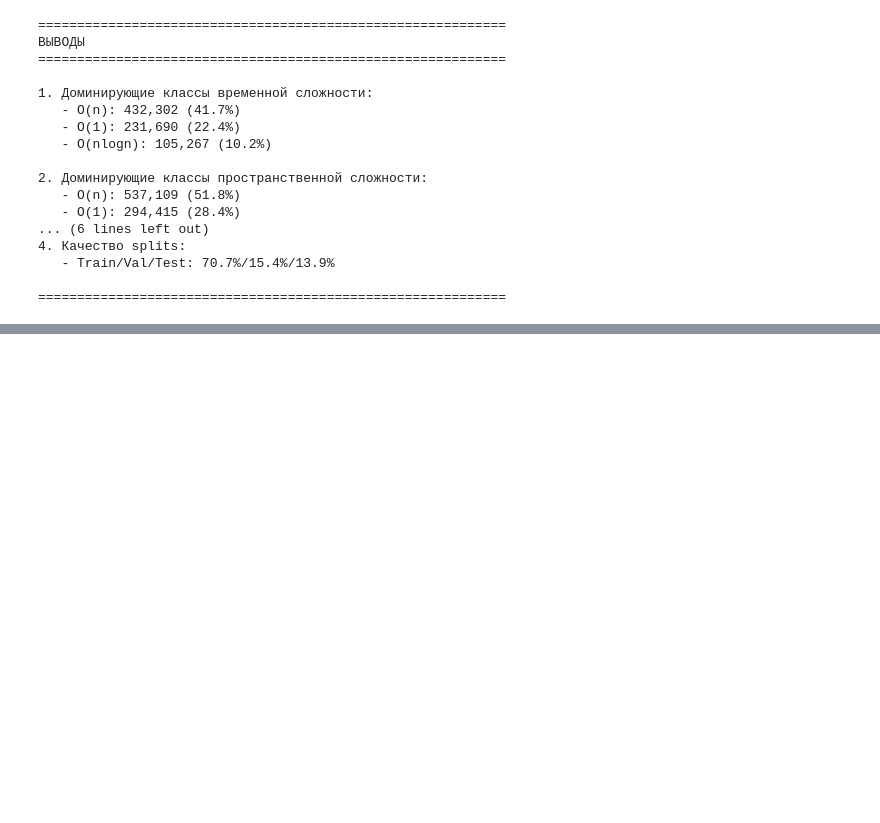
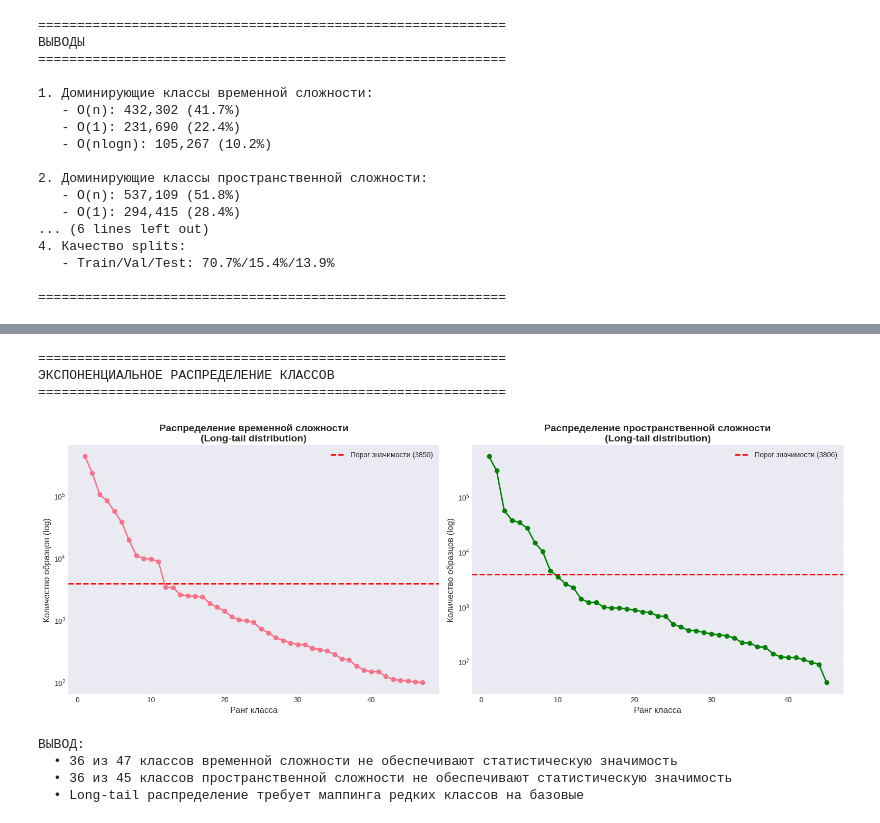
Before and after one commit to Neon-Narwhal/Diploma, a Jupyter notebook: notebooks/analyze_bigobench.ipynb, the cells around one changed output, grey strips where cells are left out. Cells and saved outputs as stored; diff of their text form; code cells hidden in the pictures; blank space fills up the shorter version.

```diff
--- a/notebooks/analyze_bigobench.ipynb
+++ b/notebooks/analyze_bigobench.ipynb
@@ -484,0 +612,55 @@ print(f"\n{'='*60}")
+# %%
+# ========================================
+# НОВАЯ ЯЧЕЙКА: Визуализация распределения классов (логарифмическая шкала)
+# ========================================
+
+print("\n" + "="*60)
+print("ЭКСПОНЕНЦИАЛЬНОЕ РАСПРЕДЕЛЕНИЕ КЛАССОВ")
+print("="*60)
+
+# График для временной сложности
+fig, (ax1, ax2) = plt.subplots(1, 2, figsize=(16, 6))
+
+# Временная сложность (логарифмическая шкала)
+time_counts = [count for _, count in time_dist.most_common()]
+ax1.plot(range(1, len(time_counts)+1), time_counts, marker='o', linewidth=2)
+ax1.axhline(y=min_required_time, color='r', linestyle='--', linewidth=2,
+           label=f'Порог значимости ({min_required_time})')
+ax1.set_yscale('log')
+ax1.set_xlabel('Ранг класса', fontsize=12)
+ax1.set_ylabel('Количество образцов (log)', fontsize=12)
+ax1.set_title('Распределение временной сложности\n(Long-tail distribution)', fontsize=14, fontweight='bold')
+ax1.grid(True, alpha=0.3)
+ax1.legend()
+
+# Пространственная сложность (логарифмическая шкала)
+space_counts = [count for _, count in space_dist.most_common()]
+ax2.plot(range(1, len(space_counts)+1), space_counts, marker='o', linewidth=2, color='green')
+ax2.axhline(y=min_required_space, color='r', linestyle='--', linewidth=2,
+           label=f'Порог значимости ({min_required_space})')
+ax2.set_yscale('log')
+ax2.set_xlabel('Ранг класса', fontsize=12)
+ax2.set_ylabel('Количество образцов (log)', fontsize=12)
+ax2.set_title('Распределение пространственной сложности\n(Long-tail distribution)', fontsize=14, fontweight='bold')
+ax2.grid(True, alpha=0.3)
+ax2.legend()
+
+plt.tight_layout()
+plt.show()
+
+# Вывод
+print("\nВЫВОД:")
+print(f"  • {len(time_insufficient)} из {unique_time_classes} классов временной сложности "
+      f"не обеспечивают статистическую значимость")
+print(f"  • {len(space_insufficient)} из {unique_space_classes} классов пространственной сложности "
+      f"не обеспечивают статистическую значимость")
+print(f"  • Long-tail распределение требует маппинга редких классов на базовые")
+# %% [output]
+============================================================
+ЭКСПОНЕНЦИАЛЬНОЕ РАСПРЕДЕЛЕНИЕ КЛАССОВ
+============================================================
+[figure, added]
+ВЫВОД:
+  • 36 из 47 классов временной сложности не обеспечивают статистическую значимость
+  • 36 из 45 классов пространственной сложности не обеспечивают статистическую значимость
+  • Long-tail распределение требует маппинга редких классов на базовые
```
Also changed, not shown: parts of 8 cells of this notebook, 5 other files.
